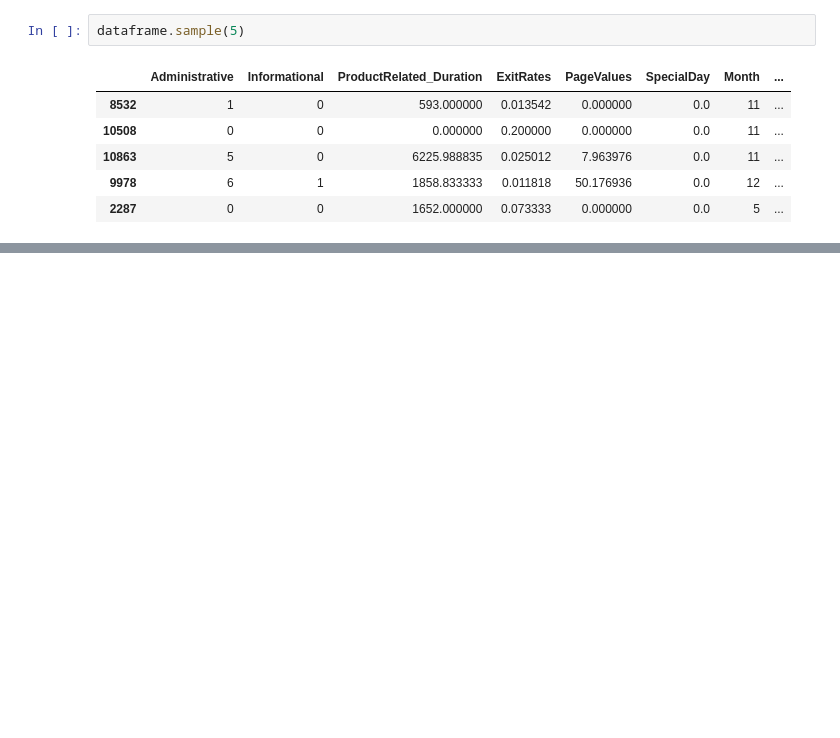
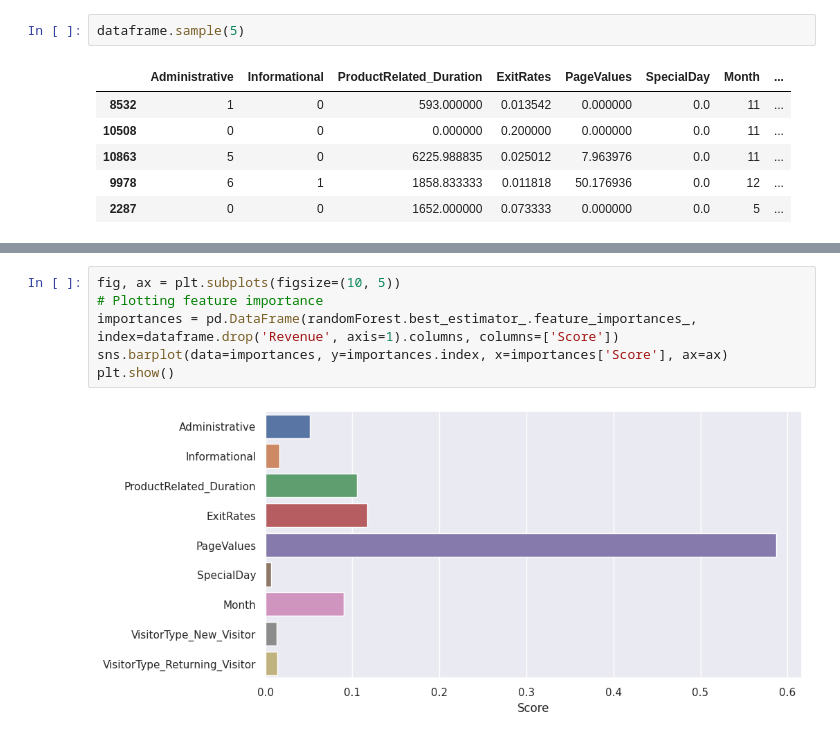
Before and after one commit to gregkseno/revenue-analysis, a Jupyter notebook: revenue_analysis.ipynb, the cells around one changed output, grey strips where cells are left out. Drawn from its saved outputs; the diff is of its cells as text; blank space fills up the shorter version.

```diff
--- a/revenue_analysis.ipynb
+++ b/revenue_analysis.ipynb
@@ -299,0 +445,8 @@ dataframe.sample(5)
+# %%
+fig, ax = plt.subplots(figsize=(10, 5))
+# Plotting feature importance
+importances = pd.DataFrame(randomForest.best_estimator_.feature_importances_, index=dataframe.drop('Revenue', axis=1).columns, columns=['Score'])
+sns.barplot(data=importances, y=importances.index, x=importances['Score'], ax=ax)
+plt.show()
+# %% [output]
+[figure, added]
```
Also changed, not shown: parts of 23 cells of this notebook.
